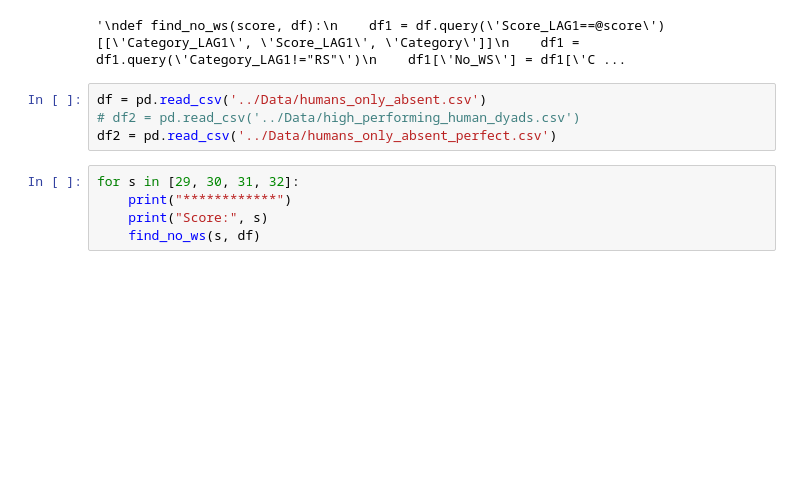
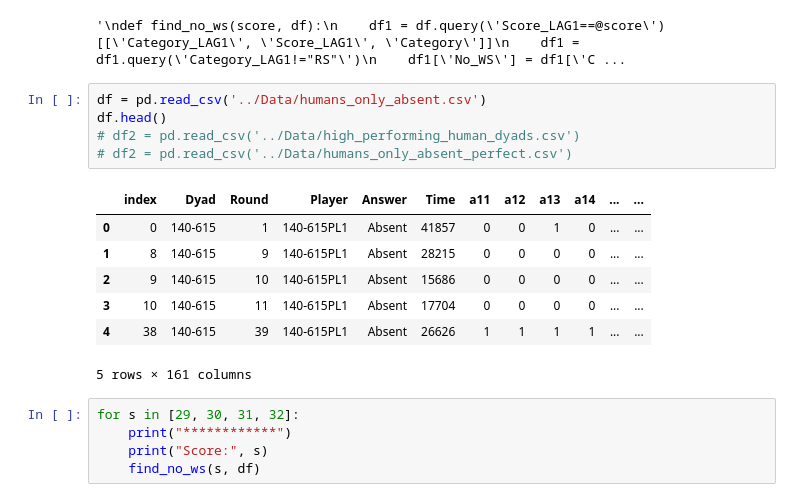
Before and after one commit to Slendercoder/DCL-DataAnalysis, a Jupyter notebook: Python codes/exploring_frequencies.ipynb, the cells around one changed output. Saved outputs shown, nothing was run; the diff lists cells and outputs as text; blank space fills up the shorter version.

```diff
--- a/Python codes/exploring_frequencies.ipynb
+++ b/Python codes/exploring_frequencies.ipynb
@@ -24,8 +24,17 @@ def find_no_ws(score, df):
 '\ndef find_no_ws(score, df):\n    df1 = df.query(\'Score_LAG1==@score\')[[\'Category_LAG1\', \'Score_LAG1\', \'Category\']]\n    df1 = df1.query(\'Category_LAG1!="RS"\')\n    df1[\'No_WS\'] = df1[\'C ...
 # %%
 df = pd.read_csv('../Data/humans_only_absent.csv')
+df.head()
 # df2 = pd.read_csv('../Data/high_performing_human_dyads.csv')
-df2 = pd.read_csv('../Data/humans_only_absent_perfect.csv')
+# df2 = pd.read_csv('../Data/humans_only_absent_perfect.csv')
+# %% [output]
+|  | index | Dyad | Round | Player | Answer | Time | a11 | a12 | a13 | a14 | ... | ... |
+| 0 | 0 | 140-615 | 1 | 140-615PL1 | Absent | 41857 | 0 | 0 | 1 | 0 | ... | ... |
+| 1 | 8 | 140-615 | 9 | 140-615PL1 | Absent | 28215 | 0 | 0 | 0 | 0 | ... | ... |
+| 2 | 9 | 140-615 | 10 | 140-615PL1 | Absent | 15686 | 0 | 0 | 0 | 0 | ... | ... |
+| 3 | 10 | 140-615 | 11 | 140-615PL1 | Absent | 17704 | 0 | 0 | 0 | 0 | ... | ... |
+| 4 | 38 | 140-615 | 39 | 140-615PL1 | Absent | 26626 | 1 | 1 | 1 | 1 | ... | ... |
+5 rows × 161 columns
 # %%
 for s in [29, 30, 31, 32]:
     print("************")
```
Also changed, not shown: parts of 5 cells of this notebook, 3 other files.
